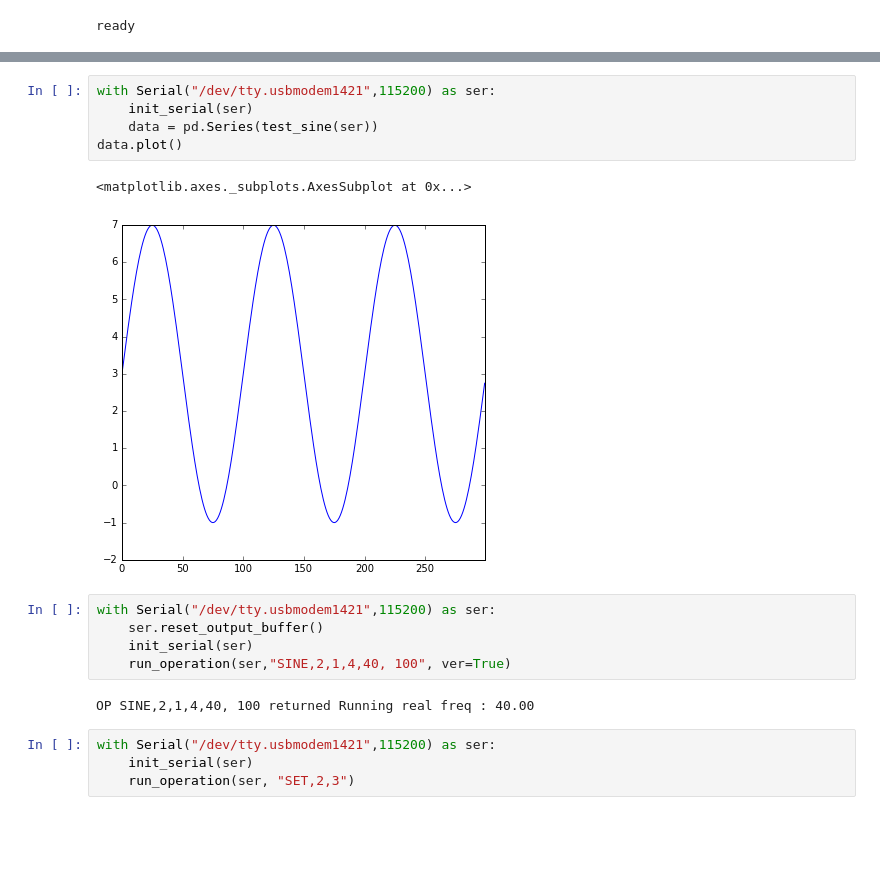
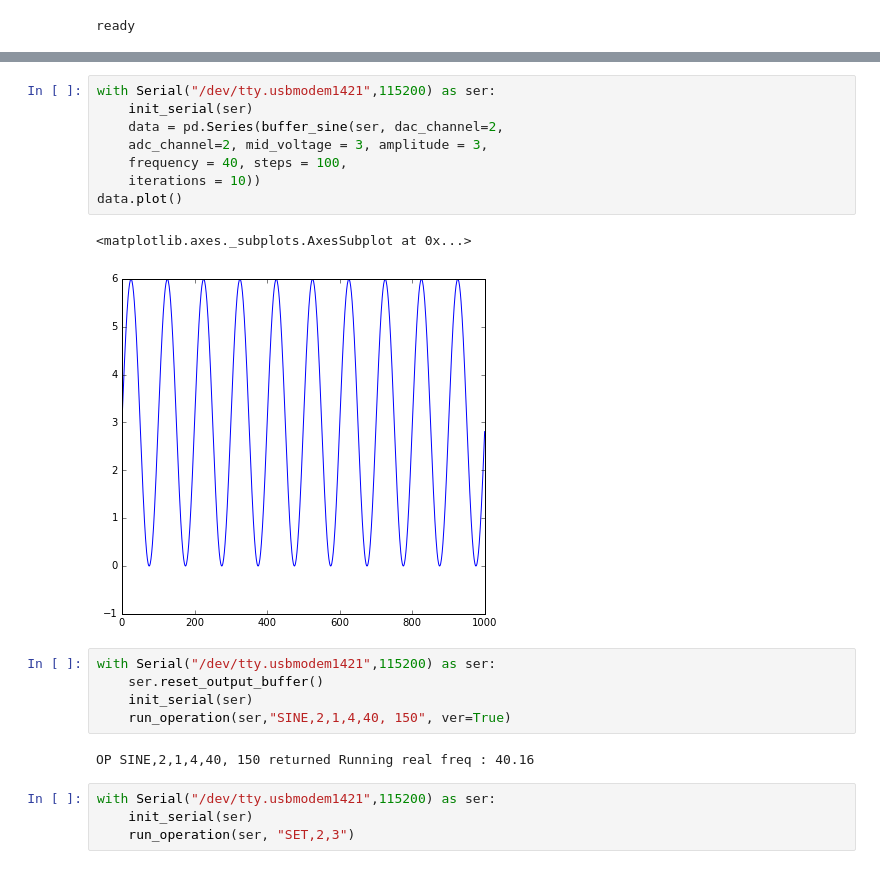
Before and after one commit to tomirendo/lab_repo, a Jupyter notebook: Serial Communication.ipynb, the cells around one changed output, grey strips where cells are left out. Drawn from its saved outputs; the diff is of its cells as text; blank space fills up the shorter version.

```diff
--- a/Serial Communication.ipynb
+++ b/Serial Communication.ipynb
@@ -18,18 +18,21 @@ OP *RDY? returned 2.9980
 # %%
 with Serial("/dev/tty.usbmodem1421",115200) as ser:
     init_serial(ser)
-    data = pd.Series(test_sine(ser))
+    data = pd.Series(buffer_sine(ser, dac_channel=2,
+    adc_channel=2, mid_voltage = 3, amplitude = 3,
+    frequency = 40, steps = 100,
+    iterations = 10))
 data.plot()
 # %% [output]
 <matplotlib.axes._subplots.AxesSubplot at 0x...>
-[figure, old version]
+[figure, new version]
 # %%
 with Serial("/dev/tty.usbmodem1421",115200) as ser:
     ser.reset_output_buffer()
     init_serial(ser)
-    run_operation(ser,"SINE,2,1,4,40, 100", ver=True)
+    run_operation(ser,"SINE,2,1,4,40, 150", ver=True)
 # %% [output]
-OP SINE,2,1,4,40, 100 returned Running real freq : 40.00
+OP SINE,2,1,4,40, 150 returned Running real freq : 40.16
 # %%
 with Serial("/dev/tty.usbmodem1421",115200) as ser:
     init_serial(ser)
```
Also changed, not shown: parts of 7 cells of this notebook, 2 other files.
